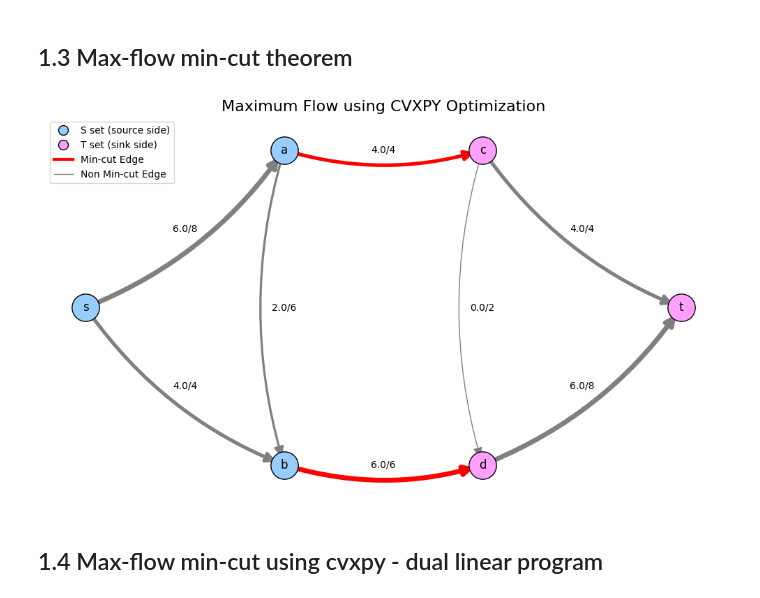
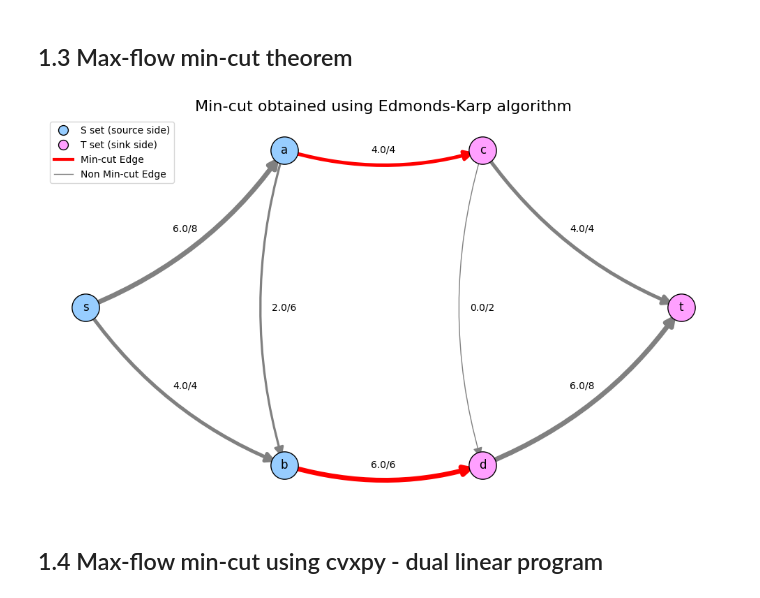
Before and after one commit to CichySA/P_Discrete_Math, a Jupyter notebook: Main_szymon.ipynb, the cells around one changed output. Cells and saved outputs as stored; diff of their text form; code cells hidden in the pictures.

```diff
--- a/Main_szymon.ipynb
+++ b/Main_szymon.ipynb
@@ -77,35 +76,35 @@ plot_flow_graph(G, flow_dict, pos, title="Maximum Flow using CVXPY Optimization"
 # %%
 from collections import deque
 
 G, pos = demo_network()
 # Residual graph R
 R = nx.algorithms.flow.edmonds_karp(G, "s", "t")
 flow_value = R.graph["flow_value"]   # stored in graph metadata
 
 capacity_dict = {(u, v): d['capacity'] for u, v, d in G.edges(data=True)}
 flow_dict = nx.algorithms.flow.build_flow_dict(G, R)
 flow_dict = {(u, v): flow_dict[u][v] for u in flow_dict for v in flow_dict[u]}
 # BFS in residual — all edges in R have residual capacity
 S = set()
 q = deque(["s"])
 S.add("s")
 while q:
     u = q.popleft()
     for v in R.successors(u):
         residual_capacity = capacity_dict.get((u, v), 0) - flow_dict.get((u, v), 0)
         if v not in S and residual_capacity > 0:
             S.add(v)
             q.append(v)
 
 # Min-cut: edges from S to not-S in original graph
 min_cut = [(u, v) for u, v in G.edges() if u in S and v not in S]
 T = set(G.nodes()) - S
 
 
 
-plot_flow_graph(G, flow_dict, pos, title="Maximum Flow using CVXPY Optimization", show_saturation=False, S=S, T=T, cut_edges=min_cut)
+plot_flow_graph(G, flow_dict, pos, title="Min-cut obtained using Edmonds-Karp algorithm", show_saturation=False, S=S, T=T, cut_edges=min_cut)
 # %% [output]
-[figure, old version]
+[figure, new version]
 # %% [markdown]
 ## 1.4 Max-flow min-cut using cvxpy - dual linear program
 # %%
```
Also changed, not shown: parts of 5 cells of this notebook, 23 other files.
